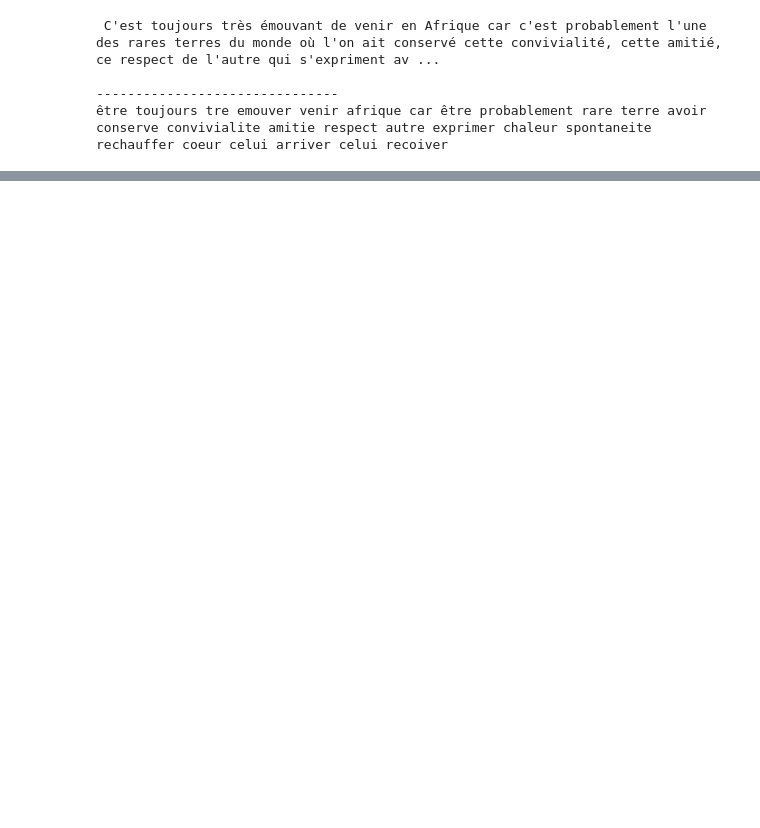
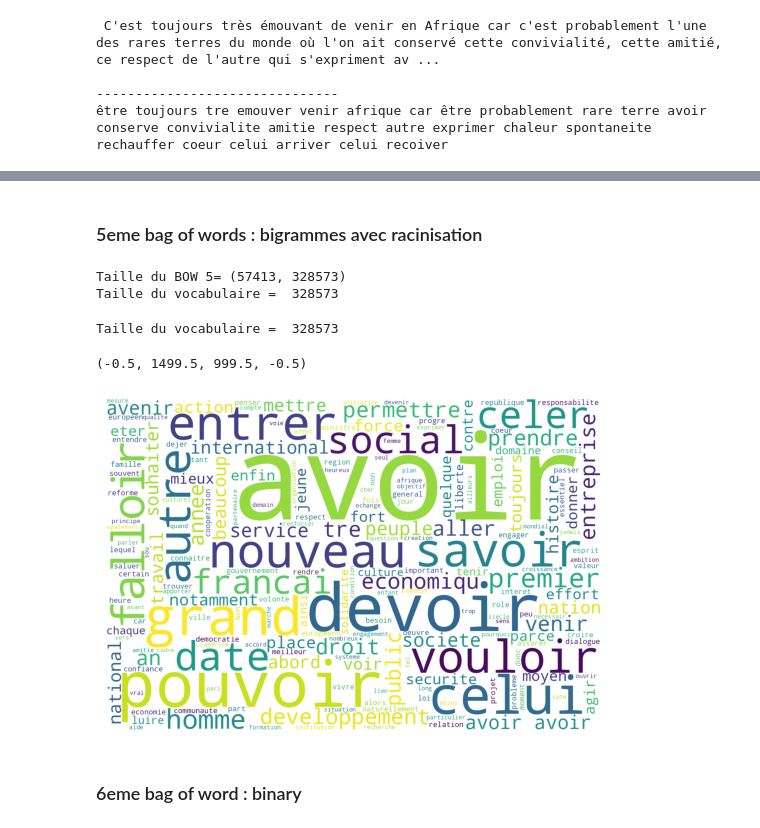
Before and after one commit to nbarrellon/RITAL2026, a Jupyter notebook: PROJET.ipynb, the cells around one changed output, grey strips where cells are left out. Saved outputs shown, nothing was run; the diff lists cells and outputs as text; code cells hidden in the pictures; blank space fills up the shorter version.

```diff
--- a/PROJET.ipynb
+++ b/PROJET.ipynb
@@ -272,0 +291,30 @@ Nb de mots du vocabulaire: 387669
+# %% [markdown]
+### 5eme bag of words : bigrammes avec racinisation
+# %%
+ngram_range = (1,2) # unigrams and bigrams
+vectorizer = CountVectorizer(ngram_range=ngram_range,analyzer='word',stop_words=final_stopwords_list,preprocessor=preprocessPerso) # Maybe 2-grams or 3-grams bring improvements ?
+BOW5 = vectorizer.fit_transform(alltxts_lemm)
+print("Taille du BOW 5=",BOW5.shape)
+word_counts = BOW5.sum(axis=0).A1
+word_freq = dict(zip(vectorizer.get_feature_names_out(), word_counts))
+print("Taille du vocabulaire = ",len(word_freq))
+# %% [output]
+Taille du BOW 5= (57413, 328573)
+Taille du vocabulaire =  328573
+# %%
+word_counts = BOW5.sum(axis=0).A1
+word_freq = dict(zip(vectorizer.get_feature_names_out(), word_counts))
+print("Taille du vocabulaire = ",len(word_freq))
+
+#word_freq : dictionnaire des mots et de leur fréquence DANS TOUS LES DOCUMENTS
+
+wordcloud = WordCloud(background_color='white', max_words=200,width=1500,height=1000).generate_from_frequencies(word_freq)
+plt.figure()
+plt.imshow(wordcloud)
+plt.axis("off")
+# %% [output]
+Taille du vocabulaire =  328573
+(-0.5, 1499.5, 999.5, -0.5)
+[figure, added]
+# %% [markdown]
+### 6eme bag of word : binary
```
Also changed, not shown: parts of 21 cells of this notebook, 39 other files.
